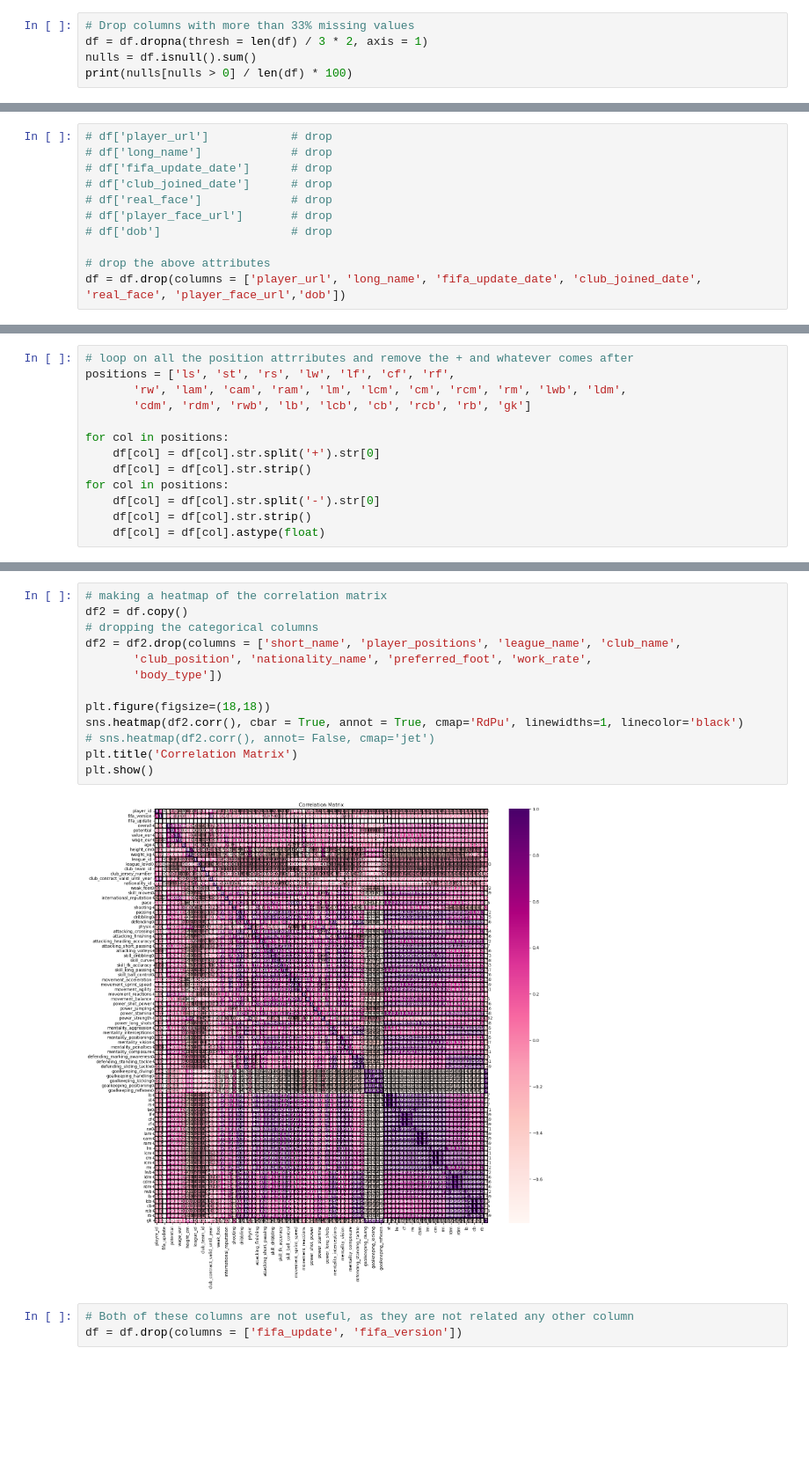
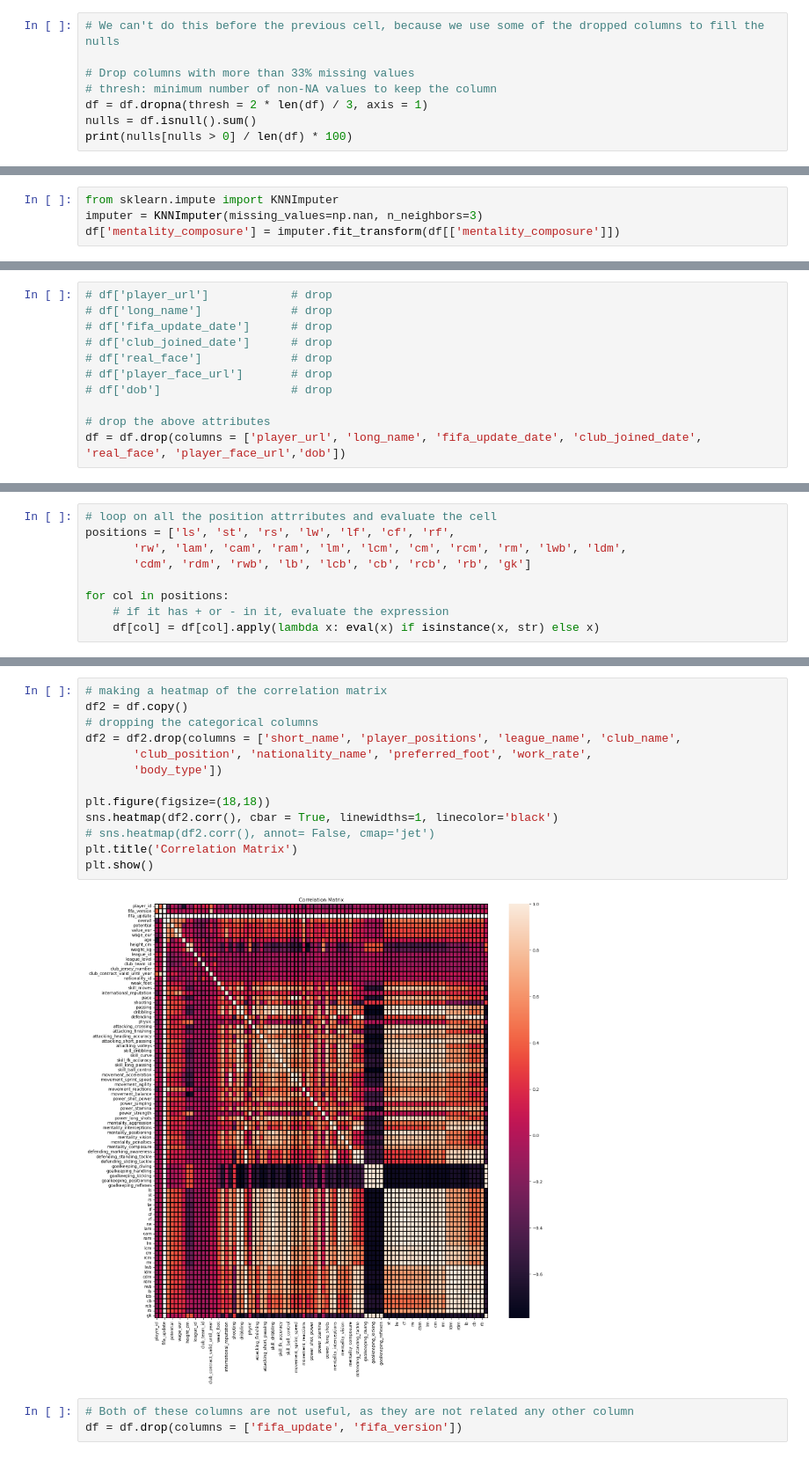
Before and after one commit to AliHashish/FIFA_Players_Analysis, a Jupyter notebook: BigData.ipynb, the cells around one changed output, grey strips where cells are left out. Shown at 88% size. Drawn from its saved outputs; the diff is of its cells as text; blank space fills up the shorter version.

```diff
--- a/BigData.ipynb
+++ b/BigData.ipynb
@@ -135,8 +124,11 @@ df['dribbling'].fillna(df['dribbling'].min(), inplace = True)
 df['defending'].fillna(df['defending'].min(), inplace = True)
 df['physic'].fillna(df['physic'].mean(), inplace = True)
 # %%
+# We can't do this before the previous cell, because we use some of the dropped columns to fill the nulls
+
 # Drop columns with more than 33% missing values
-df = df.dropna(thresh = len(df) / 3 * 2, axis = 1)
+# thresh: minimum number of non-NA values to keep the column
+df = df.dropna(thresh = 2 * len(df) / 3, axis = 1)
 nulls = df.isnull().sum()
 print(nulls[nulls > 0] / len(df) * 100)
 # %% [output]
@@ -253,2 +228,6 @@ Name: mentality_composure, dtype: float64
+# %%
+from sklearn.impute import KNNImputer
+imputer = KNNImputer(missing_values=np.nan, n_neighbors=3)
+df['mentality_composure'] = imputer.fit_transform(df[['mentality_composure']])
 # %% [markdown]
 # Target Encoding
@@ -284,13 +264,9 @@ df = df.drop(columns = ['player_url', 'long_name', 'fifa_update_date', 'club_joi
 # %%
-# loop on all the position attrributes and remove the + and whatever comes after
+# loop on all the position attrributes and evaluate the cell
 positions = ['ls', 'st', 'rs', 'lw', 'lf', 'cf', 'rf',
        'rw', 'lam', 'cam', 'ram', 'lm', 'lcm', 'cm', 'rcm', 'rm', 'lwb', 'ldm',
        'cdm', 'rdm', 'rwb', 'lb', 'lcb', 'cb', 'rcb', 'rb', 'gk']
 
 for col in positions:
-    df[col] = df[col].str.split('+').str[0]
-    df[col] = df[col].str.strip()
-for col in positions:
-    df[col] = df[col].str.split('-').str[0]
-    df[col] = df[col].str.strip()
-    df[col] = df[col].astype(float)
+    # if it has + or - in it, evaluate the expression
+    df[col] = df[col].apply(lambda x: eval(x) if isinstance(x, str) else x)
@@ -297,18 +286,18 @@ for col in positions:
 # %%
 # making a heatmap of the correlation matrix
 df2 = df.copy()
 # dropping the categorical columns
 df2 = df2.drop(columns = ['short_name', 'player_positions', 'league_name', 'club_name',
        'club_position', 'nationality_name', 'preferred_foot', 'work_rate',
        'body_type'])
 
 plt.figure(figsize=(18,18))
-sns.heatmap(df2.corr(), cbar = True, annot = True, cmap='RdPu', linewidths=1, linecolor='black')
+sns.heatmap(df2.corr(), cbar = True, linewidths=1, linecolor='black')
 # sns.heatmap(df2.corr(), annot= False, cmap='jet')
 plt.title('Correlation Matrix')
 plt.show()
 # %% [output]
-[figure, old version]
+[figure, new version]
 # %%
 # Both of these columns are not useful, as they are not related any other column
 df = df.drop(columns = ['fifa_update', 'fifa_version'])
```
Also changed, not shown: parts of 43 cells of this notebook.
